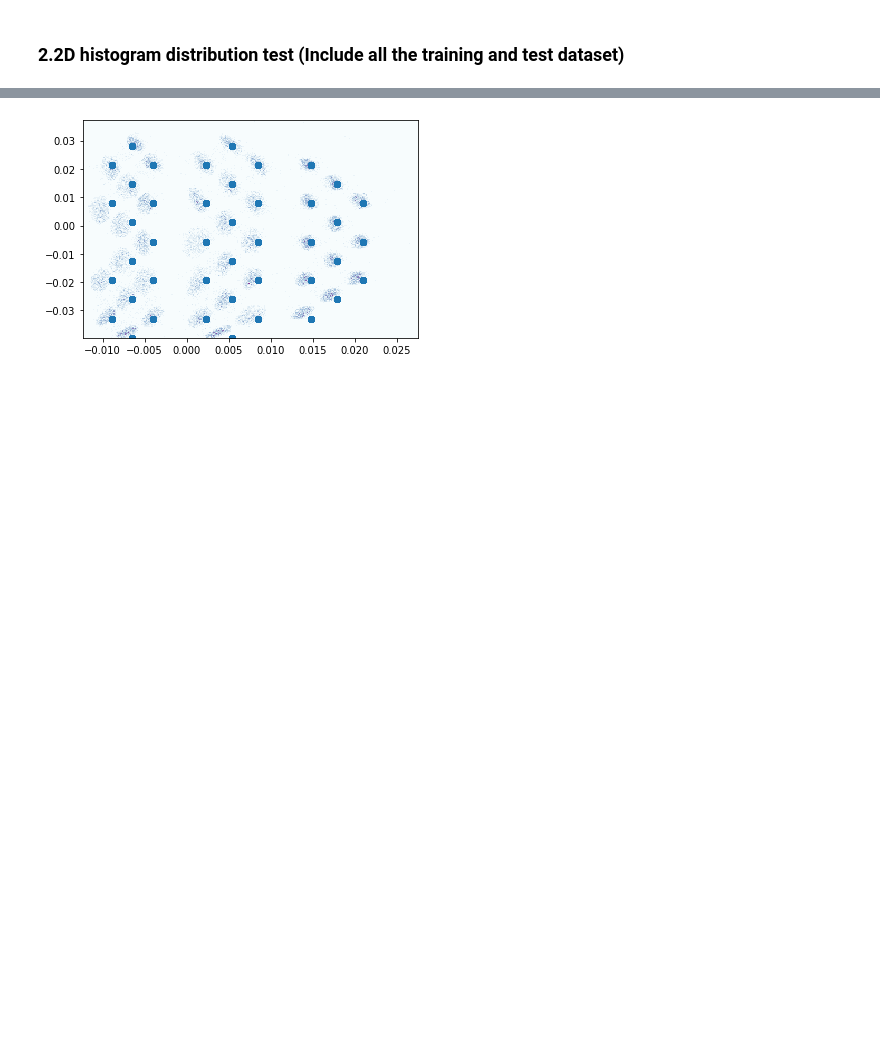
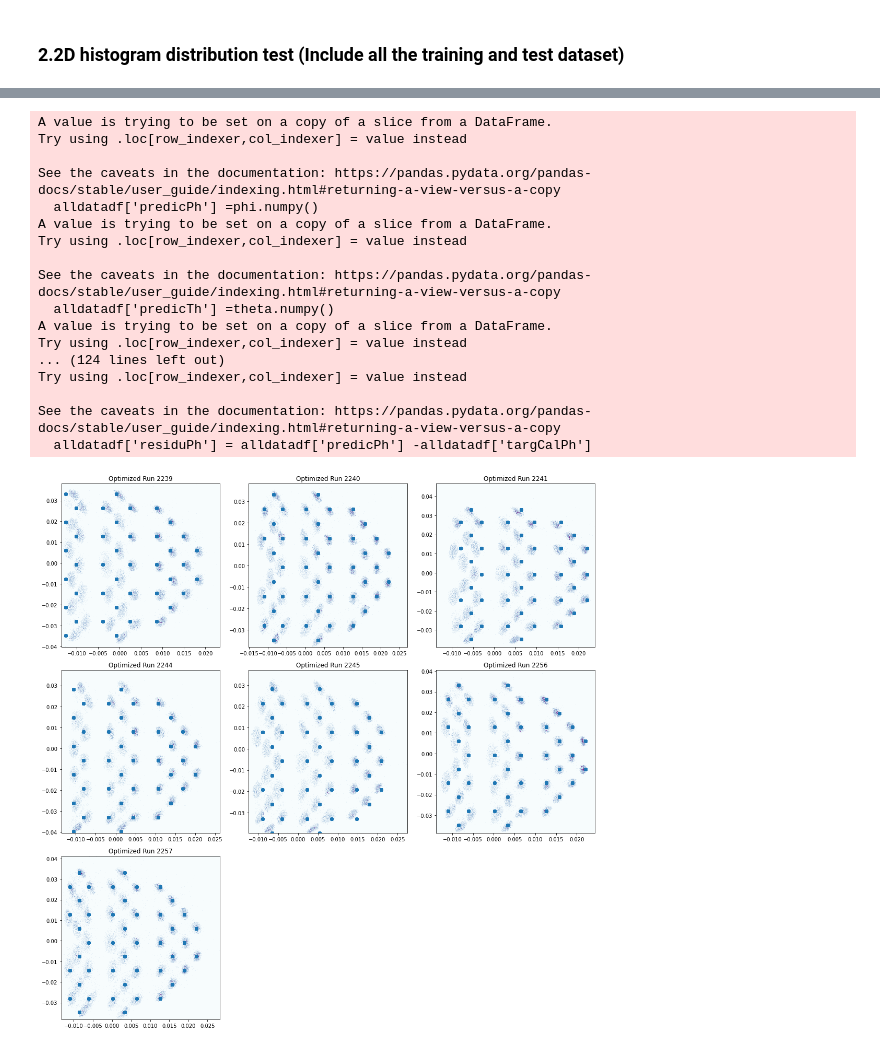
Before and after one commit to Jiansiyu/spectrometer_nn, a Jupyter notebook: training_nn/optics_nn.ipynb, the cells around one changed output, grey strips where cells are left out. Cells and saved outputs as stored; diff of their text form; code cells hidden in the pictures; blank space fills up the shorter version.

Commit message:
add the 3-order model

```diff
--- a/training_nn/optics_nn.ipynb
+++ b/training_nn/optics_nn.ipynb
@@ -279,6 +283,9 @@ Finish Training Theta Parameters
 ### 1. Seperate Test on the $\theta$ and $\phi$ on the test dataset
 -
 # %%
+phi_model_PATH = './model/Phi_net.pth'
+theta_model_PATH = './model/Theta_net.pth'
+
 testNet_theta = OptNet()
 testNet_theta.to(device)
 testNet_theta.load_state_dict(torch.load(theta_model_PATH))
@@ -393,6 +381,43 @@ See the caveats in the documentation: https://pandas.pydata.org/pandas-docs/stab
-# %%
-plt.hist2d(alldatadf['predicPh'],alldatadf['predicTh'],bins=300,cmap=plt.cm.BuPu)
-plt.scatter(alldatadf['targCalPh'],alldatadf['targCalTh'])
-plt.show()
-# %% [output]
-[figure, removed]
+# %%
+fig = plt.figure(figsize=[15,15])
+gs = gridspec.GridSpec(nrows=3, ncols=3, height_ratios=[1, 1, 1])
+
+plotArr  = {gs[0,0]:2239, gs[0,1]:2240,gs[0,2]:2241,gs[1,0]:2244,gs[1,1]:2245,gs[1,2]:2256,gs[2,0]:2257}
+subplot ={}
+for key, runID in plotArr.items():
+    alldatadf = data[data.runID.eq(runID)]
+    # get the theta and phi dimension and get the predictions
+    alldata = alldatadf.drop(labels=['evtID','runID','SieveRowID','SieveColID','CutID','bpmX','bpmY','targCalTh','targCalPh'], axis=1)
+    alldatatensor = torch.tensor(alldata.to_numpy()).float()
+    theta = predictor(theta_model_PATH,alldatatensor)
+    phi   = predictor(phi_model_PATH,alldatatensor)
+    alldatadf['predicPh'] =phi.numpy()
+    alldatadf['predicTh'] =theta.numpy()
+    alldatadf['residuTh'] = alldatadf['predicTh'] -alldatadf['targCalTh']
+    alldatadf['residuPh'] = alldatadf['predicPh'] -alldatadf['targCalPh']
+
+    subplot[runID] =fig.add_subplot(key)
+    subplot[runID].hist2d(alldatadf['predicPh'],alldatadf['predicTh'],bins=300,cmap=plt.cm.BuPu)
+    subplot[runID].scatter(alldatadf['targCalPh'],alldatadf['targCalTh'])
+    subplot[runID].set_title("Optimized Run {}".format(runID))
+plt.tight_layout()
+plt.show()
+# %% [output]
+A value is trying to be set on a copy of a slice from a DataFrame.
+Try using .loc[row_indexer,col_indexer] = value instead
+
+See the caveats in the documentation: https://pandas.pydata.org/pandas-docs/stable/user_guide/indexing.html#returning-a-view-versus-a-copy
+  alldatadf['predicPh'] =phi.numpy()
+A value is trying to be set on a copy of a slice from a DataFrame.
+Try using .loc[row_indexer,col_indexer] = value instead
+
+See the caveats in the documentation: https://pandas.pydata.org/pandas-docs/stable/user_guide/indexing.html#returning-a-view-versus-a-copy
+  alldatadf['predicTh'] =theta.numpy()
+A value is trying to be set on a copy of a slice from a DataFrame.
+Try using .loc[row_indexer,col_indexer] = value instead
+... (124 lines left out)
+Try using .loc[row_indexer,col_indexer] = value instead
+
+See the caveats in the documentation: https://pandas.pydata.org/pandas-docs/stable/user_guide/indexing.html#returning-a-view-versus-a-copy
+  alldatadf['residuPh'] = alldatadf['predicPh'] -alldatadf['targCalPh']
+[figure, added]
```
Also changed, not shown: parts of 6 cells of this notebook, 23 other files.
